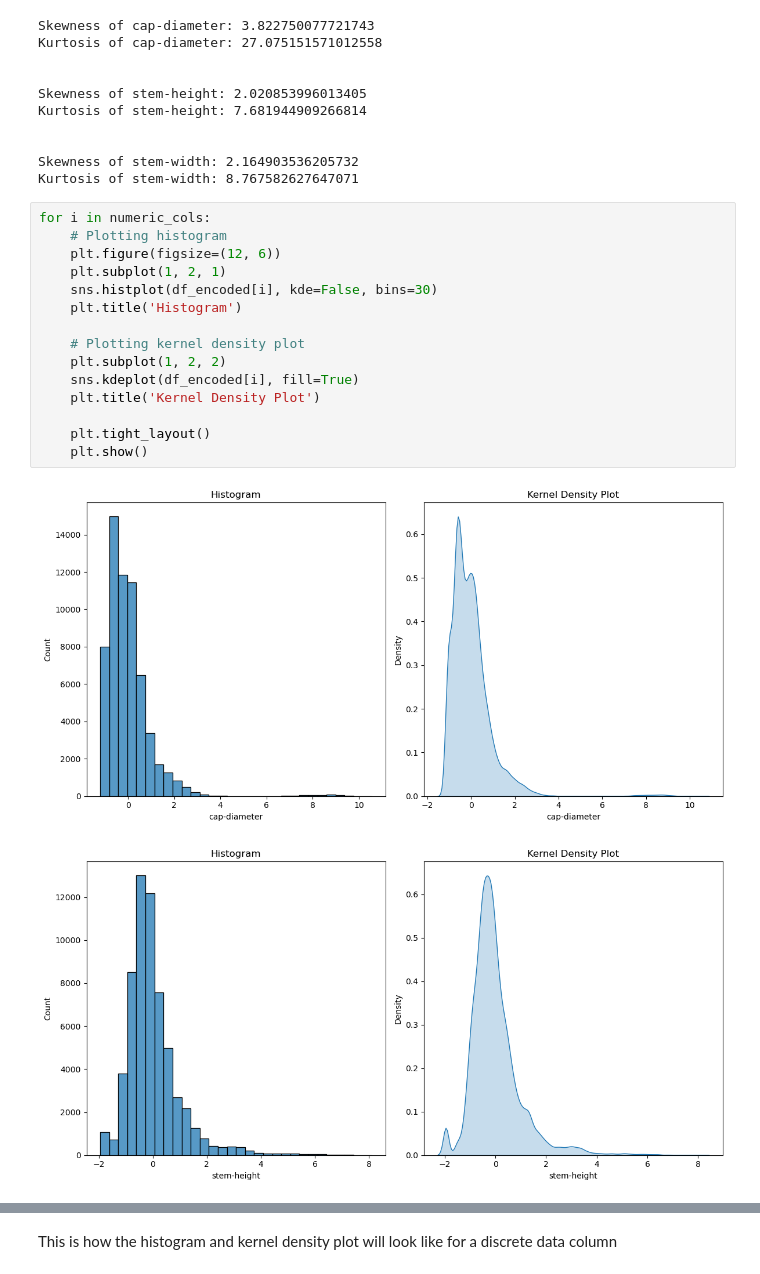
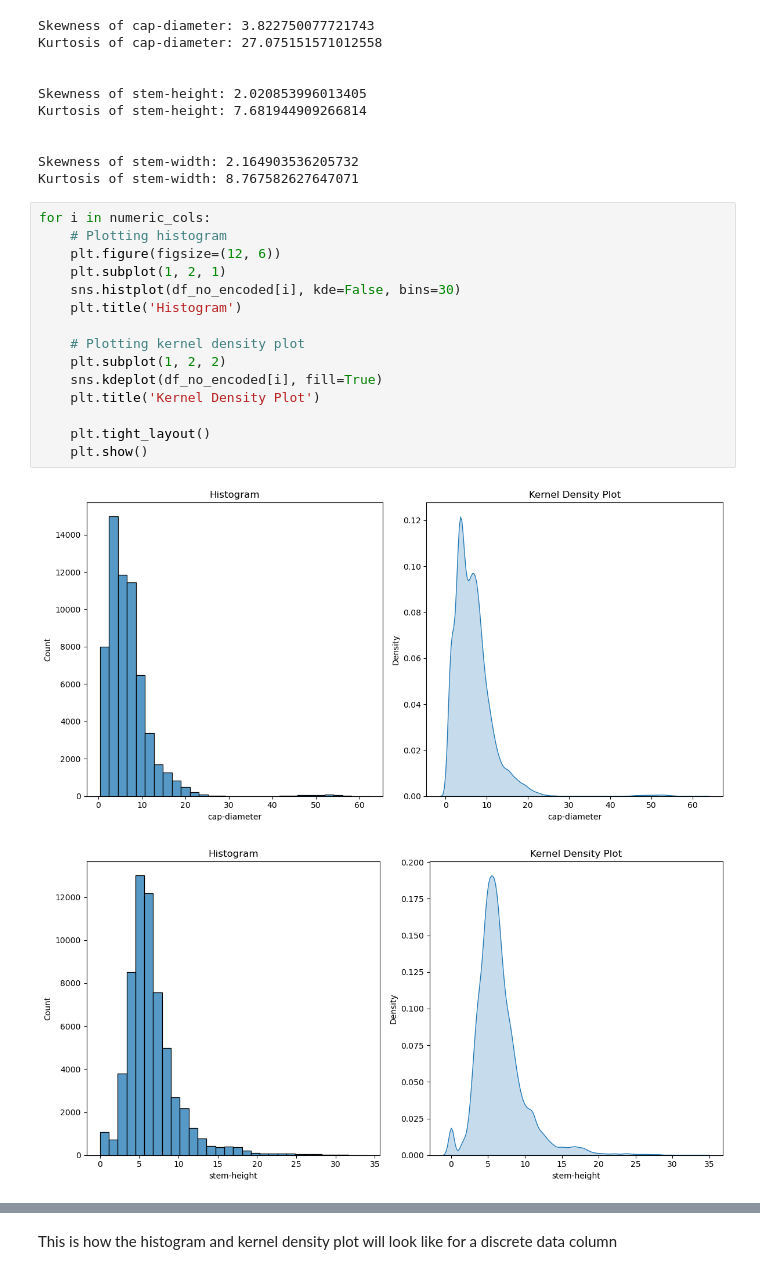
Before and after one commit to arnav10goel/CSE558-DSc-Project, a Jupyter notebook: EDA2.ipynb, the cells around one changed output, grey strips where cells are left out. Drawn from its saved outputs; the diff is of its cells as text.

```diff
--- a/EDA2.ipynb
+++ b/EDA2.ipynb
@@ -102,18 +102,18 @@ Kurtosis of stem-width: 8.767582627647071
 # %%
 for i in numeric_cols:
     # Plotting histogram
     plt.figure(figsize=(12, 6))
     plt.subplot(1, 2, 1)
-    sns.histplot(df_encoded[i], kde=False, bins=30)
+    sns.histplot(df_no_encoded[i], kde=False, bins=30)
     plt.title('Histogram')
 
     # Plotting kernel density plot
     plt.subplot(1, 2, 2)
-    sns.kdeplot(df_encoded[i], fill=True)
+    sns.kdeplot(df_no_encoded[i], fill=True)
     plt.title('Kernel Density Plot')
 
     plt.tight_layout()
     plt.show()
 # %% [output]
-[figure, old version]
+[figure, new version]
-[figure, old version]
+[figure, new version]
```
Also changed, not shown: parts of 3 cells of this notebook.
